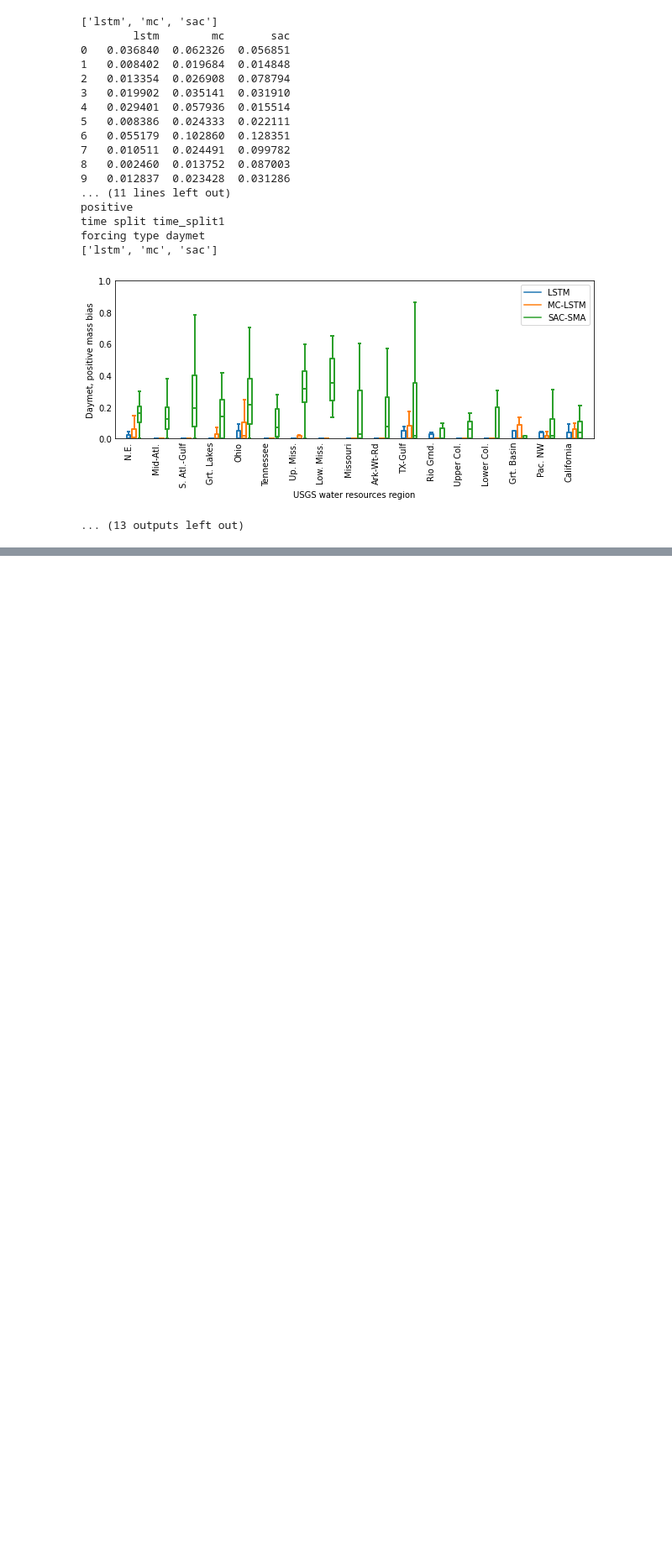
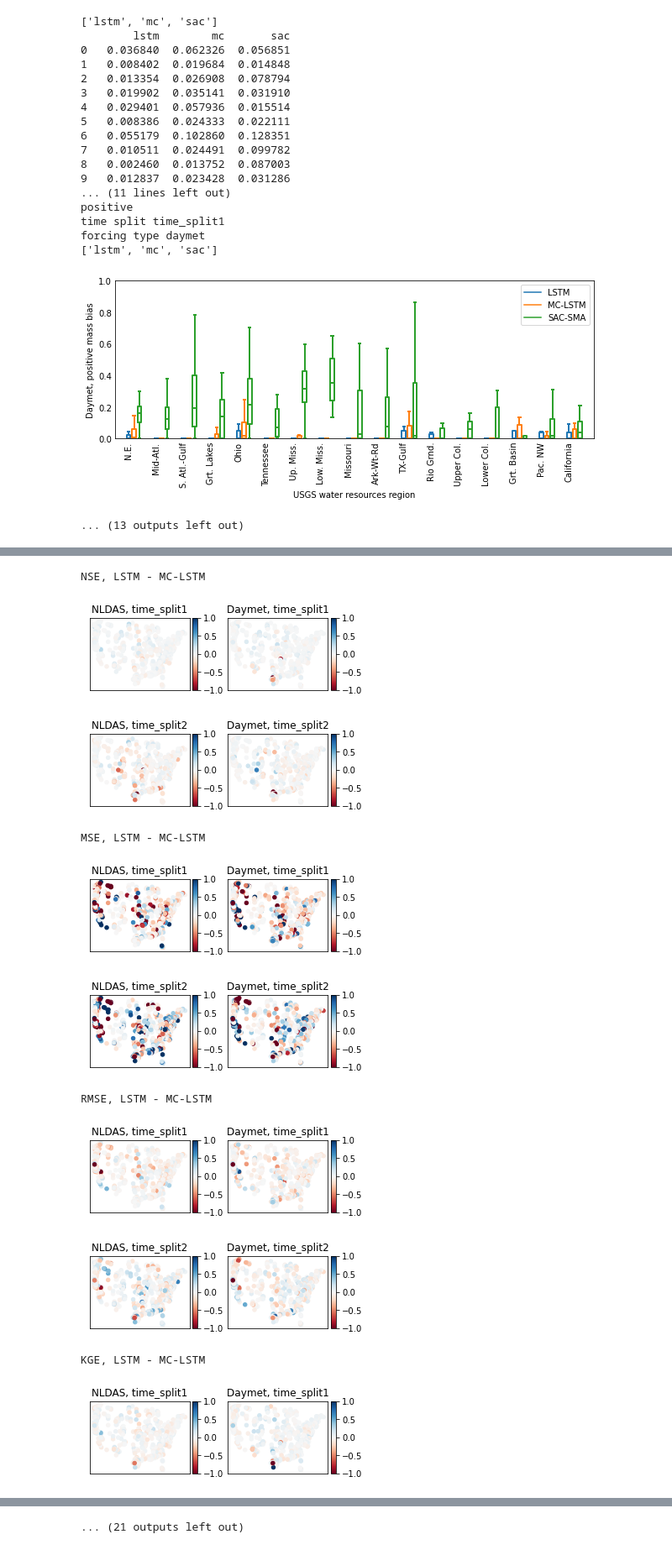
Before and after one commit to jmframe/mclstm_2021_mass_balance, a Jupyter notebook: results/mass_balance-ens.ipynb, the cells around one changed output, grey strips where cells are left out. Shown at 84% size. Saved outputs shown, nothing was run; the diff lists cells and outputs as text; code cells hidden in the pictures; blank space fills up the shorter version.

```diff
--- a/results/mass_balance-ens.ipynb
+++ b/results/mass_balance-ens.ipynb
@@ -1071,0 +1194,62 @@ forcing type daymet
+# %%
+
+for metric in list(st1_dict['nldas'].keys()):
+
+    print(metric+", LSTM - MC-LSTM")
+
+    plot_here=1
+
+    for tsplt in time_splitz:
+
+        if tsplt == 'time_split1':
+            fig = plt.figure(figsize=cm2inch(12,8))
+            plot_dict = st1_dict
+        if tsplt == 'time_split2':
+            fig = plt.figure(figsize=cm2inch(12,8))
+            plot_dict = st2_dict
+
+
+        for forcing_type in forcing_products:
+
+            plot_this = list(np.array(plot_dict[forcing_type][metric]['lstm']) - \
+                             np.array(plot_dict[forcing_type][metric]['mc']))
+
+            ax = fig.add_subplot(2, 2, plot_here)
+
+            im = ax.scatter(pd_attributes.loc[basin_list_531_int, 'gauge_lon'].values,
+                             pd_attributes.loc[basin_list_531_int, 'gauge_lat'].values,
+                            c=plot_this,
+                            s=20,
+                            cmap='RdBu',
+                            vmin=-1,
+                            vmax=1)
+            ax.set_title(str(forcingz[forcing_type])+', '+tsplt)
+
+    #        ax.set_xlabels([])
+            ax.set_xticks(ticks=[])
+            ax.set_yticks(ticks=[])
+
+            clims = im.get_clim()
+
+
+            # colorbar
+            divider = make_axes_locatable(ax)
+            cax = divider.append_axes('right', size='5%', pad=0.05)
+            fig.colorbar(im, cax=cax, orientation='vertical')
+
+            plot_here+=1
+        plt.tight_layout()
+        plt.show()
+        plt.close()
+# %% [output]
+NSE, LSTM - MC-LSTM
+[figure, added]
+[figure, added]
+MSE, LSTM - MC-LSTM
+[figure, added]
+[figure, added]
+RMSE, LSTM - MC-LSTM
+[figure, added]
+[figure, added]
+KGE, LSTM - MC-LSTM
+[figure, added]
@@ -1071,0 +1257 @@ forcing type daymet
+... (21 outputs left out)
```
Also changed, not shown: parts of 5 cells of this notebook, 2 other files.
